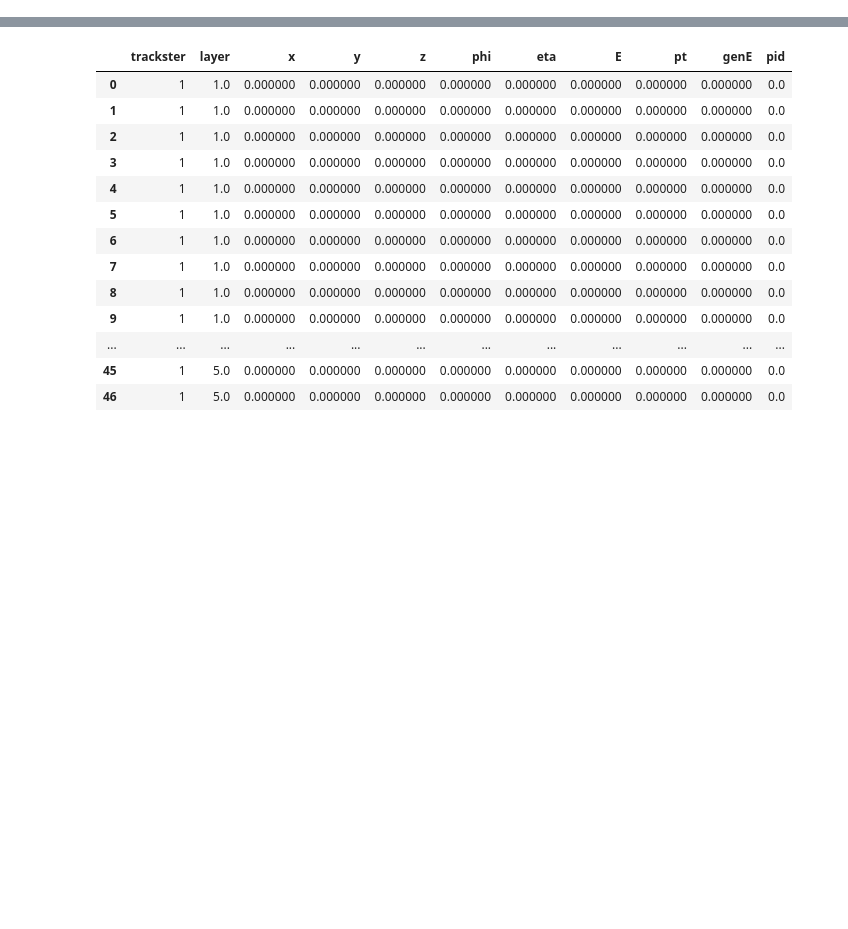
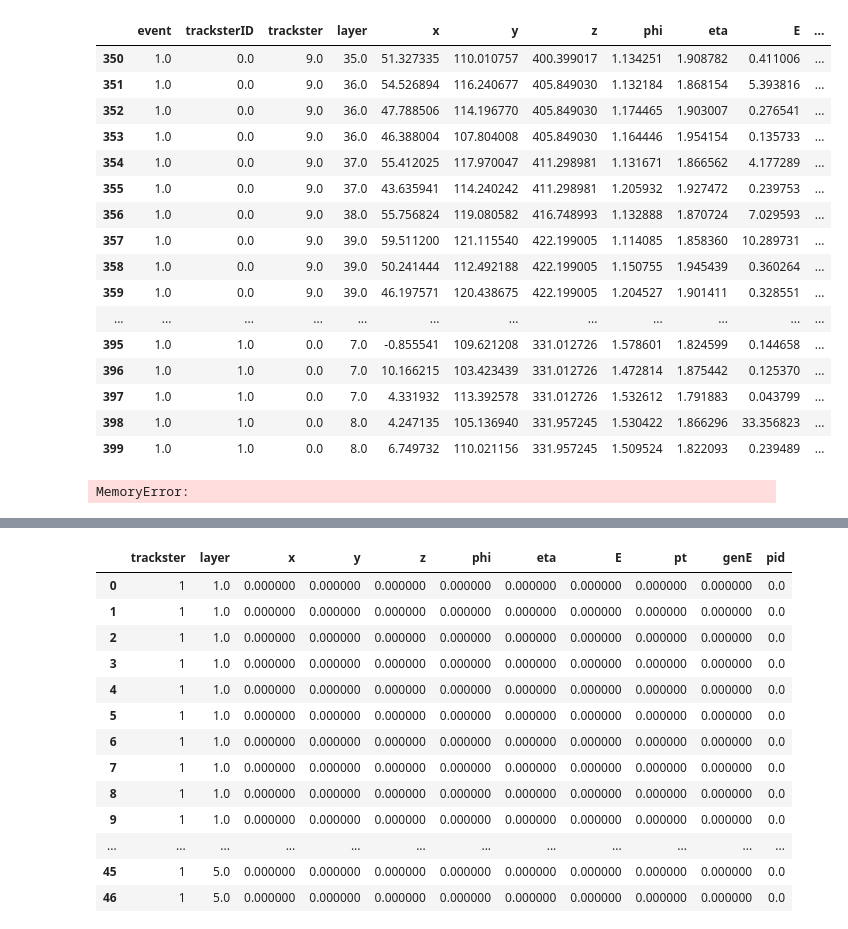
Before and after one commit to tonydp03/PID-ER_v2, a Jupyter notebook: AT_data_dumpingV2.ipynb, the cells around one changed output, grey strips where cells are left out. Drawn from its saved outputs; the diff is of its cells as text; code cells hidden in the pictures; blank space fills up the shorter version.

```diff
--- a/AT_data_dumpingV2.ipynb
+++ b/AT_data_dumpingV2.ipynb
@@ -43,22 +48,29 @@ Starting data production for pion_c
 # %%
+# start_event = 0
+
+# Here goes the loop
 df = uproot.open(file)[dir_][tree].pandas.df(variableName,flatten=False)
 
-num_events = np.unique(df["event"].values).shape[0]
+# num_events = np.unique(df["event"].values).shape[0]
 xs = df["cluster2d_x"].values
 ys = df["cluster2d_y"].values
 zs = df["cluster2d_z"].values
 es = df["cluster2d_energy"].values
 ps = df["cluster2d_pt"].values
 ll = df["cluster2d_layer"].values
-ee = df["event"].values
+# ee = df["event"].values
 cphi = df["cluster2d_phi"].values
 ceta = df["cluster2d_eta"].values
 cp = df["cluster2d_best_cpPdg"].values
 cpid = df["cluster2d_best_cpId"].values
 
 sizes = [x.shape[0] for x in xs]
+ee = np.arange(1, len(sizes)+1) # + start_event
+num_events = len(sizes)
+
 gen = df["gen_energy"].values
-gen = [np.full((a[0]),a[1]) for a in zip(sizes,df["gen_energy"].values)]
+genpdg = df["gen_pdgid"].values
+# gen = [np.full((a[0]),a[1]) for a in zip(sizes,df["gen_energy"].values)]
 
 trEM = df["tracksterEM_clusters"].values
 trMIP = df["tracksterMIP_clusters"].values
@@ -87,6 +98,7 @@ evId,trId,trNum,xTr,yTr,zTr,lTr,ptTr,enTr,etaTr,phiTr,pidTr,genTr = [],[],[],[],
 for i in range(num_events):
     for num, key in enumerate(typeTr):
         for j in range(len(key[i])):
+#             print("\n")
             cpidTr = []
             for item in key[i][j]:
                 evId.append(ee[i])
@@ -100,24 +112,41 @@ for i in range(num_events):
                 enTr.append(es[i][item])
                 etaTr.append(ceta[i][item])
                 phiTr.append(cphi[i][item])
-                genTr.append(gen[i][item])
 
                 cpidTr.append(cpid[i][item])
+#                 print(cpid[i][item])
+            cpIdx = np.unique(cpidTr)
+            cpIdx = cpIdx[cpIdx != 4294967295] # should be -1
+#             print(cpidTr)
+            fracEn = []
 
-            cpIdx = np.unique(cpidTr)
-            fracEn = []
-            for k in range(len(cpIdx)):
-                indices = np.where(cpidTr==cpIdx[k])
+            for k in (cpIdx):
+#                 print(cpIdx[k])
+                indices = np.where(cpidTr==k)
                 track_idx = [key[i][j][l] for l in indices[0]]
                 frac = float(sum(es[i][track_idx])/cprecoEn[i][k])
+#                 print("CP energy in Trackster: ", sum(es[i][track_idx]))
+#                 print("CP reconstructable energy: ", cprecoEn[i][k])
                 fracEn.append(frac)
             maxfracIdx = np.argmax(fracEn)
+#             print("trackster type ", num)
+#             print("trackster num ", j)
+#             print("fracEn: ", fracEn[maxfracIdx])
+            caloIdx = cpIdx[maxfracIdx]
+#             print('CPID: ', caloIdx)
+#             print('genPart: ', genpdg[i][caloIdx])
+#             print('CP genEn ',[gen[i][caloIdx]])
             if(fracEn[maxfracIdx] > 0.5):
                 indices = np.where(cpidTr==cpIdx[maxfracIdx])
                 track_idx = [key[i][j][l] for l in indices[0]]
                 pidTr.append([cp[i][track_idx[0]]]*len(key[i][j]))
+#                 print('association to CP ',[cp[i][track_idx[0]]])
+                genTr.append([gen[i][caloIdx]]*len(key[i][j]))
             else:
                 pidTr.append([-1]*len(key[i][j]))
+#                 print('association to CP ', [-1])
+                genTr.append([0]*len(key[i][j]))
+#                 print('CP genEn ',[0])
 # %%
 # Flatten everything and create arrays for dataset
 EVID = np.array(evId)
@@ -131,15 +160,37 @@ PTTR = np.array(ptTr)
 ENTR = np.array(enTr)
 ETATR = np.array(etaTr)
 PHITR = np.array(phiTr)
-GENTR = np.array(genTr)
+GENTR = np.array([item for sublist in genTr for item in sublist])
 PIDTR = np.array([item for sublist in pidTr for item in sublist])
 # %%
 # Create the dataset
 datas = np.vstack((EVID,TRID,TRNUM,LTR,XTR,YTR,ZTR,PHITR,ETATR,ENTR,PTTR,GENTR,PIDTR)).T
 df = pd.DataFrame(datas,columns=newVars)
 df = df.sort_values(["event","tracksterID","trackster","layer","E"],ascending=[True,True,True,True,False]).reset_index(drop=True)
+# %%
+df[350:400]
+# %% [output]
+|  | event | tracksterID | trackster | layer | x | y | z | phi | eta | E | ... |
+| 350 | 1.0 | 0.0 | 9.0 | 35.0 | 51.327335 | 110.010757 | 400.399017 | 1.134251 | 1.908782 | 0.411006 | ... |
+| 351 | 1.0 | 0.0 | 9.0 | 36.0 | 54.526894 | 116.240677 | 405.849030 | 1.132184 | 1.868154 | 5.393816 | ... |
+| 352 | 1.0 | 0.0 | 9.0 | 36.0 | 47.788506 | 114.196770 | 405.849030 | 1.174465 | 1.903007 | 0.276541 | ... |
+| 353 | 1.0 | 0.0 | 9.0 | 36.0 | 46.388004 | 107.804008 | 405.849030 | 1.164446 | 1.954154 | 0.135733 | ... |
+| 354 | 1.0 | 0.0 | 9.0 | 37.0 | 55.412025 | 117.970047 | 411.298981 | 1.131671 | 1.866562 | 4.177289 | ... |
+| 355 | 1.0 | 0.0 | 9.0 | 37.0 | 43.635941 | 114.240242 | 411.298981 | 1.205932 | 1.927472 | 0.239753 | ... |
+| 356 | 1.0 | 0.0 | 9.0 | 38.0 | 55.756824 | 119.080582 | 416.748993 | 1.132888 | 1.870724 | 7.029593 | ... |
+| 357 | 1.0 | 0.0 | 9.0 | 39.0 | 59.511200 | 121.115540 | 422.199005 | 1.114085 | 1.858360 | 10.289731 | ... |
+| 358 | 1.0 | 0.0 | 9.0 | 39.0 | 50.241444 | 112.492188 | 422.199005 | 1.150755 | 1.945439 | 0.360264 | ... |
+| 359 | 1.0 | 0.0 | 9.0 | 39.0 | 46.197571 | 120.438675 | 422.199005 | 1.204527 | 1.901411 | 0.328551 | ... |
+| ... | ... | ... | ... | ... | ... | ... | ... | ... | ... | ... | ... |
+| 395 | 1.0 | 1.0 | 0.0 | 7.0 | -0.855541 | 109.621208 | 331.012726 | 1.578601 | 1.824599 | 0.144658 | ... |
+| 396 | 1.0 | 1.0 | 0.0 | 7.0 | 10.166215 | 103.423439 | 331.012726 | 1.472814 | 1.875442 | 0.125370 | ... |
+| 397 | 1.0 | 1.0 | 0.0 | 7.0 | 4.331932 | 113.392578 | 331.012726 | 1.532612 | 1.791883 | 0.043799 | ... |
+| 398 | 1.0 | 1.0 | 0.0 | 8.0 | 4.247135 | 105.136940 | 331.957245 | 1.530422 | 1.866296 | 33.356823 | ... |
+| 399 | 1.0 | 1.0 | 0.0 | 8.0 | 6.749732 | 110.021156 | 331.957245 | 1.509524 | 1.822093 | 0.239489 | ... |
 # %%
-df.to_hdf(unpad_path + part + "_aT.h5","data",complevel=0)
+df.to_hdf(unpad_path + name,"data",complevel=0)
+# %% [output]
+MemoryError:
 # %%
 # Now we enumerate tracksters since they'll be used for training and we don't need the info
 #about the event or the trackster type
```
Also changed, not shown: parts of 4 cells of this notebook.
